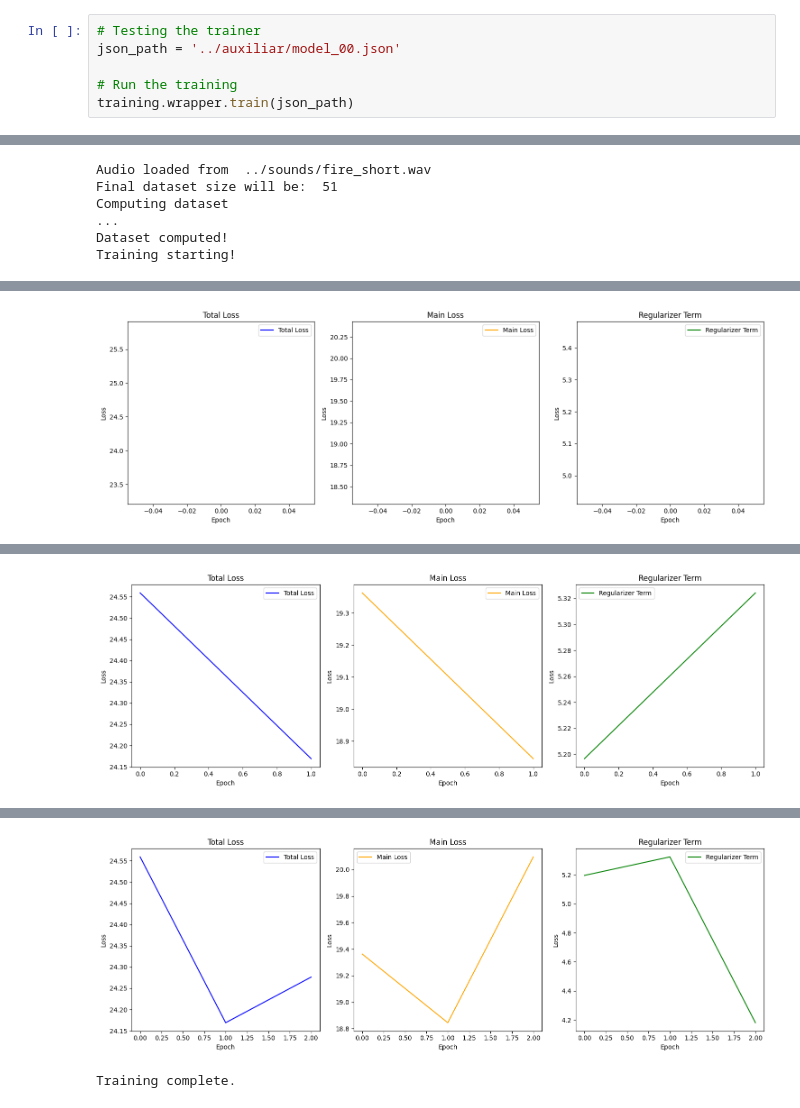
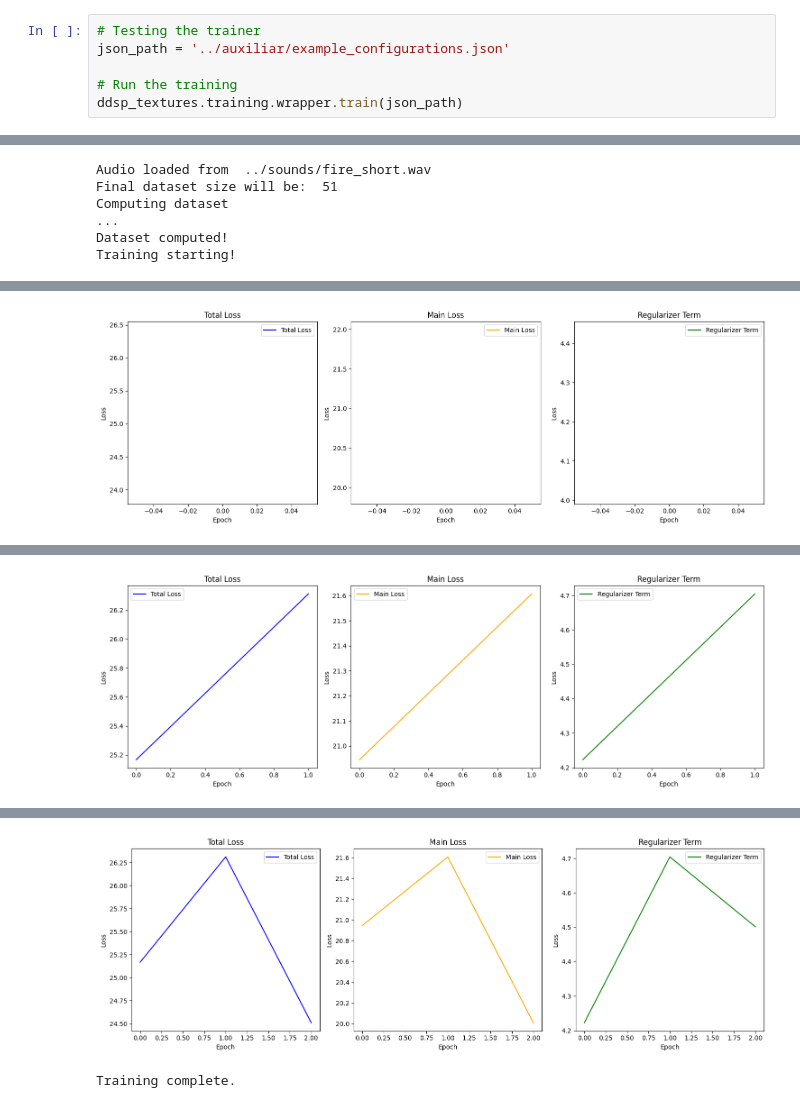
Before and after one commit to cordutie/ddsp_textures, a Jupyter notebook: training/wrapper_tester.ipynb, the cells around one changed output, grey strips where cells are left out. Cells and saved outputs as stored; diff of their text form.

```diff
--- a/training/wrapper_tester.ipynb
+++ b/training/wrapper_tester.ipynb
@@ -12,9 +12,9 @@ import training.wrapper
 # %%
 # Testing the trainer
-json_path = '../auxiliar/model_00.json'
+json_path = '../auxiliar/example_configurations.json'
 
 # Run the training
-training.wrapper.train(json_path)
+ddsp_textures.training.wrapper.train(json_path)
 # %% [output]
 Model Parameters:
 
@@ -43 +43 @@ Epoch [1/3], Loss: 24.5592, Main Loss: 19.3627, Regularizer: 5.1965
-[figure, old version]
+[figure, new version]
@@ -45 +45 @@ Epoch [2/3], Loss: 24.1690, Main Loss: 18.8447, Regularizer: 5.3243
-[figure, old version]
+[figure, new version]
@@ -47,2 +47,2 @@ Epoch [3/3], Loss: 24.2764, Main Loss: 20.0959, Regularizer: 4.1804
-[figure, old version]
+[figure, new version]
 Training complete.
```
Also changed, not shown: parts of 2 cells of this notebook, 16 other files.
